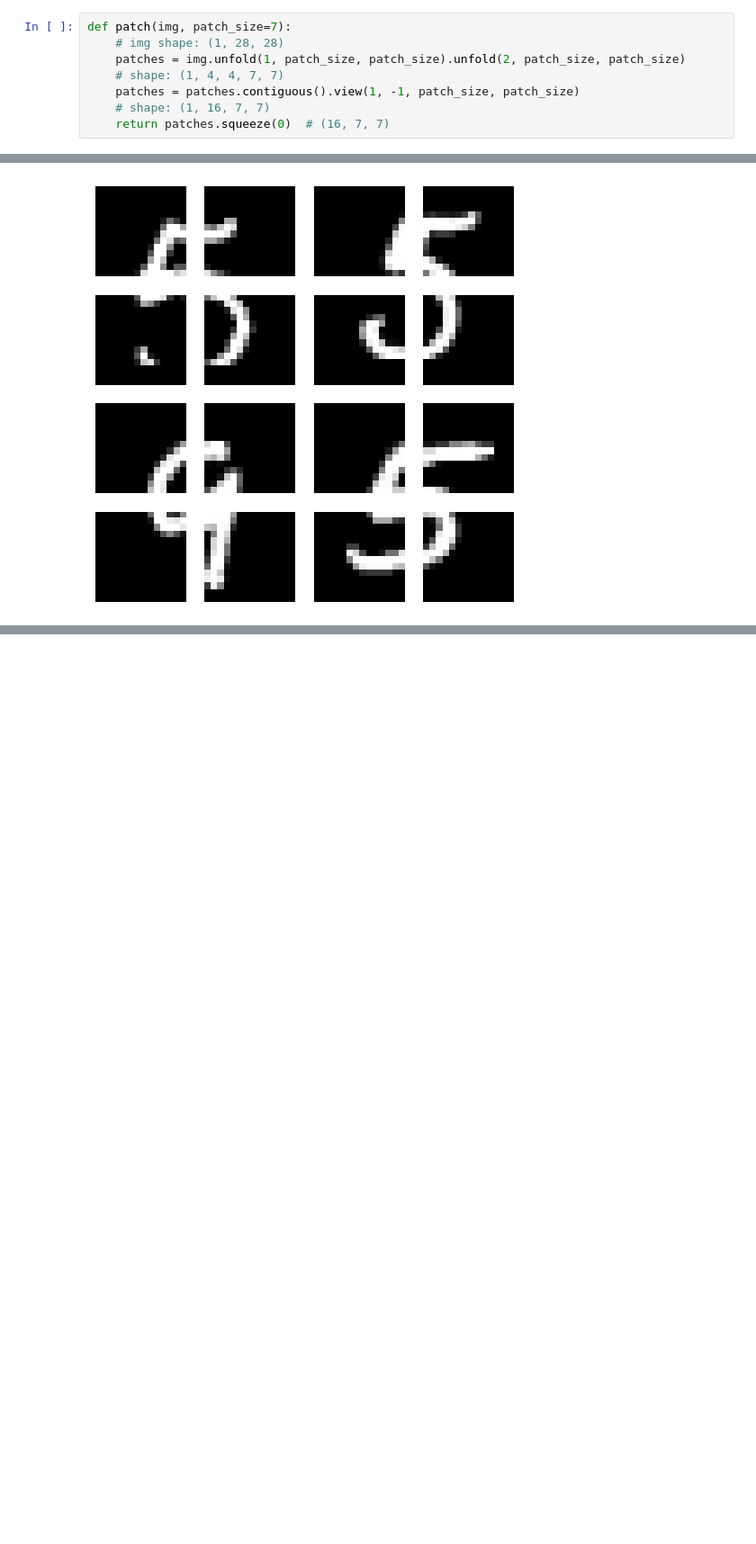
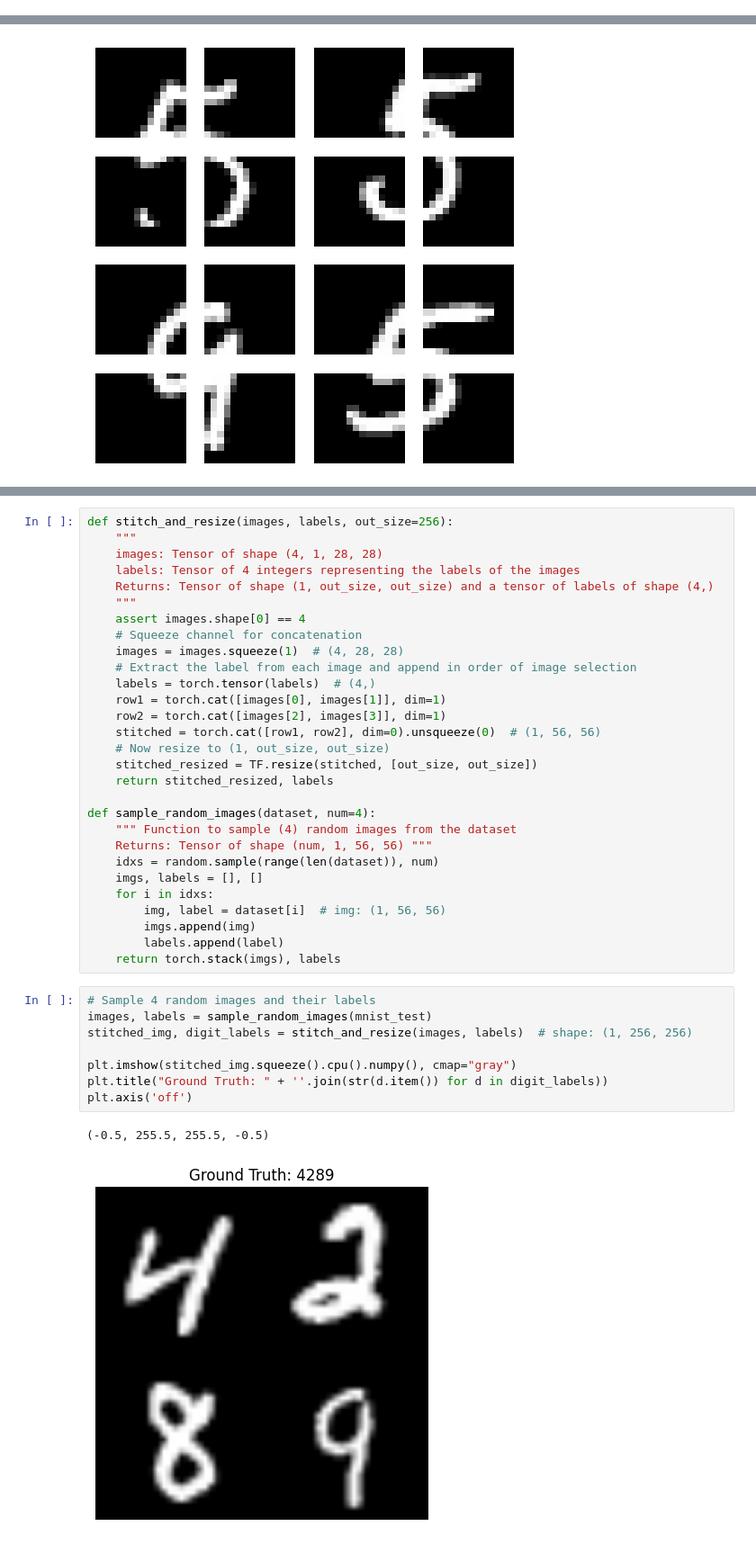
Before and after one commit to ajamesl/MLX8-W3-VisionTransformer, a Jupyter notebook: .aj/multi_encoder.ipynb, the cells around one changed output, grey strips where cells are left out. Shown at 90% size. Drawn from its saved outputs; the diff is of its cells as text; blank space fills up the shorter version.

```diff
--- a/.aj/multi_encoder.ipynb
+++ b/.aj/multi_encoder.ipynb
@@ -54,14 +56,6 @@ def sample_random_images(dataset, num):
         img, _ = dataset[i]  # img: (1, 28, 28)
         imgs.append(img)
     return torch.stack(imgs)
-# %%
-def patch(img, patch_size=7):
-    # img shape: (1, 28, 28)
-    patches = img.unfold(1, patch_size, patch_size).unfold(2, patch_size, patch_size)
-    # shape: (1, 4, 4, 7, 7)
-    patches = patches.contiguous().view(1, -1, patch_size, patch_size)
-    # shape: (1, 16, 7, 7)
-    return patches.squeeze(0)  # (16, 7, 7)
 # %%
 # Build stitched image (make sure grid_size*28 divisible by 7)
 grid_size = 3
@@ -89,0 +269,40 @@ torch.Size([1, 56, 56])
+# %%
+def stitch_and_resize(images, labels, out_size=256):
+    """
+    images: Tensor of shape (4, 1, 28, 28)
+    labels: Tensor of 4 integers representing the labels of the images
+    Returns: Tensor of shape (1, out_size, out_size) and a tensor of labels of shape (4,)
+    """
+    assert images.shape[0] == 4
+    # Squeeze channel for concatenation
+    images = images.squeeze(1)  # (4, 28, 28)
+    # Extract the label from each image and append in order of image selection
+    labels = torch.tensor(labels)  # (4,)
+    row1 = torch.cat([images[0], images[1]], dim=1)
+    row2 = torch.cat([images[2], images[3]], dim=1)
+    stitched = torch.cat([row1, row2], dim=0).unsqueeze(0)  # (1, 56, 56)
+    # Now resize to (1, out_size, out_size)
+    stitched_resized = TF.resize(stitched, [out_size, out_size])
+    return stitched_resized, labels
+
+def sample_random_images(dataset, num=4):
+    """ Function to sample (4) random images from the dataset
+    Returns: Tensor of shape (num, 1, 56, 56) """
+    idxs = random.sample(range(len(dataset)), num)
+    imgs, labels = [], []
+    for i in idxs:
+        img, label = dataset[i]  # img: (1, 56, 56)
+        imgs.append(img)
+        labels.append(label)
+    return torch.stack(imgs), labels
+# %%
+# Sample 4 random images and their labels
+images, labels = sample_random_images(mnist_test)
+stitched_img, digit_labels = stitch_and_resize(images, labels)  # shape: (1, 256, 256)
+
+plt.imshow(stitched_img.squeeze().cpu().numpy(), cmap="gray")
+plt.title("Ground Truth: " + ''.join(str(d.item()) for d in digit_labels))
+plt.axis('off')
+# %% [output]
+(-0.5, 255.5, 255.5, -0.5)
+[figure, added]
```
Also changed, not shown: parts of 7 cells of this notebook, 2 other files.
